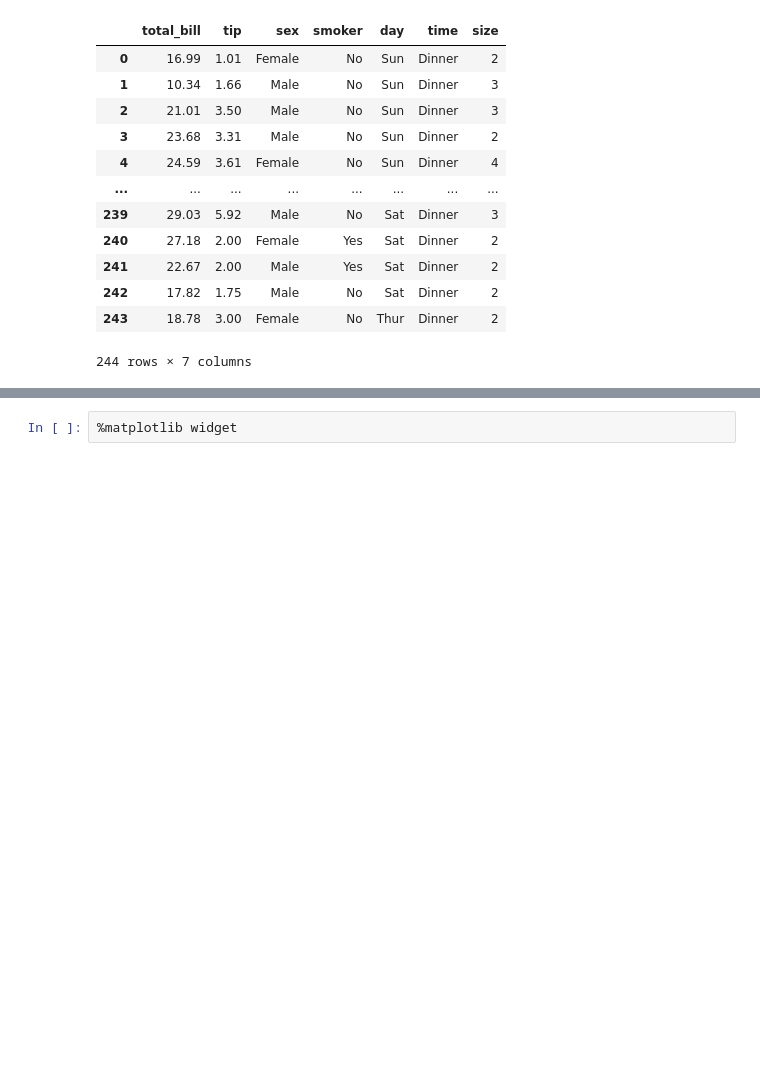
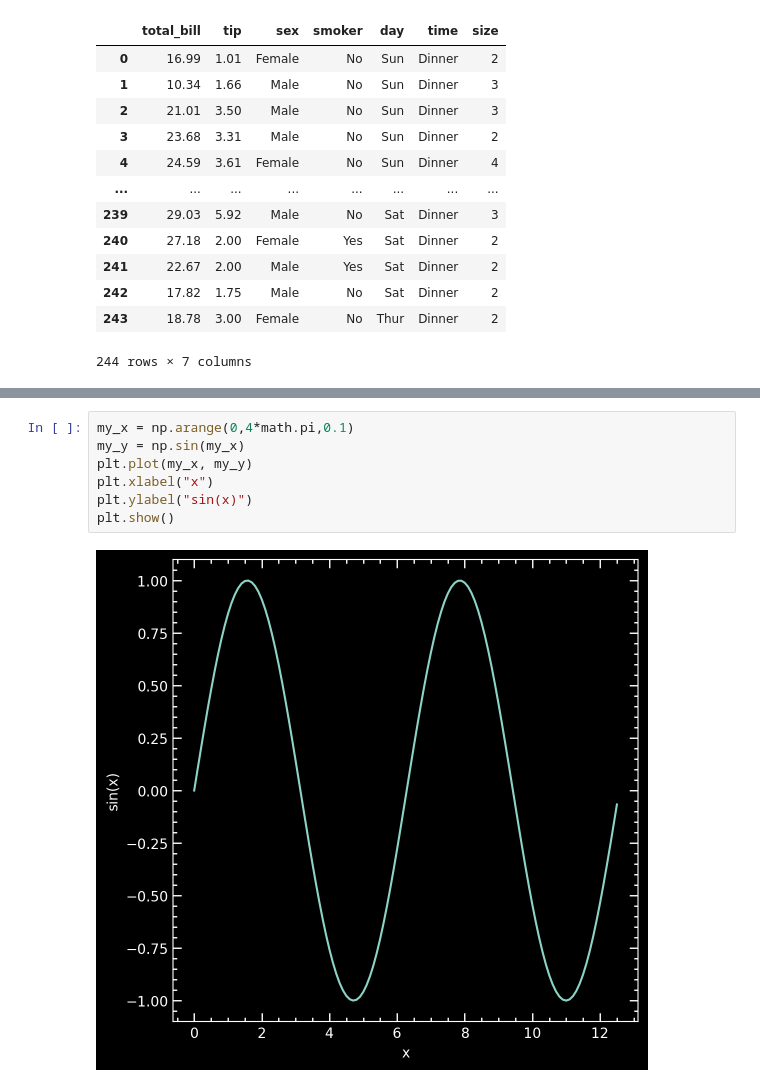
Before and after one commit to robertoabraham/AST2040, a Jupyter notebook: Plotting.ipynb, the cells around one changed output, grey strips where cells are left out. Saved outputs shown, nothing was run; the diff lists cells and outputs as text; blank space fills up the shorter version.

```diff
--- a/Plotting.ipynb
+++ b/Plotting.ipynb
@@ -31,2 +37,9 @@ plt.show()
-# %%
-%matplotlib widget
+# %%
+my_x = np.arange(0,4*math.pi,0.1)
+my_y = np.sin(my_x)
+plt.plot(my_x, my_y)
+plt.xlabel("x")
+plt.ylabel("sin(x)")
+plt.show()
+# %% [output]
+[figure, added]
```
Also changed, not shown: parts of 2 cells of this notebook.
